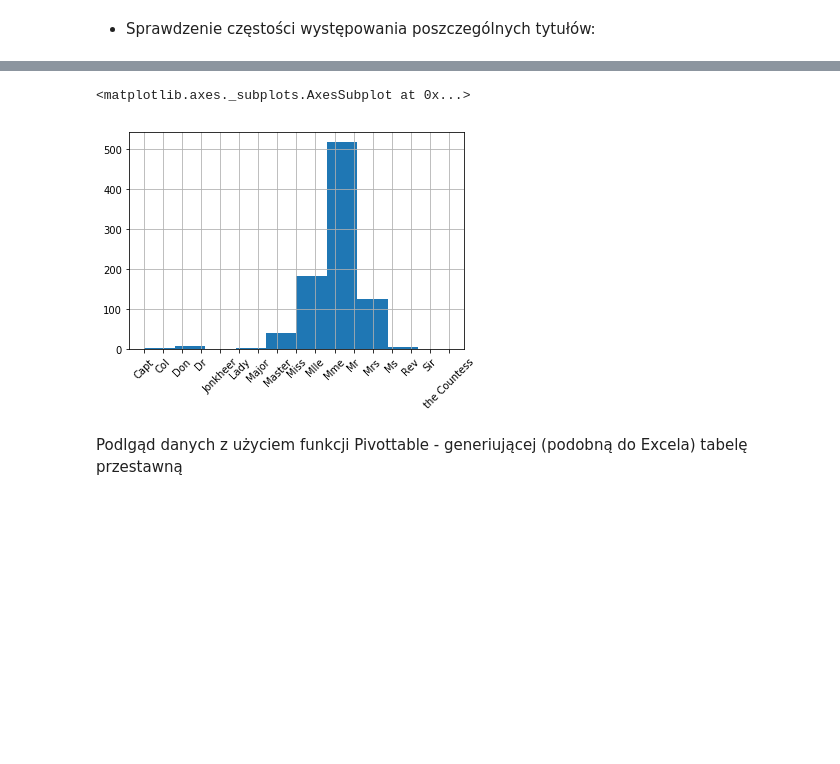
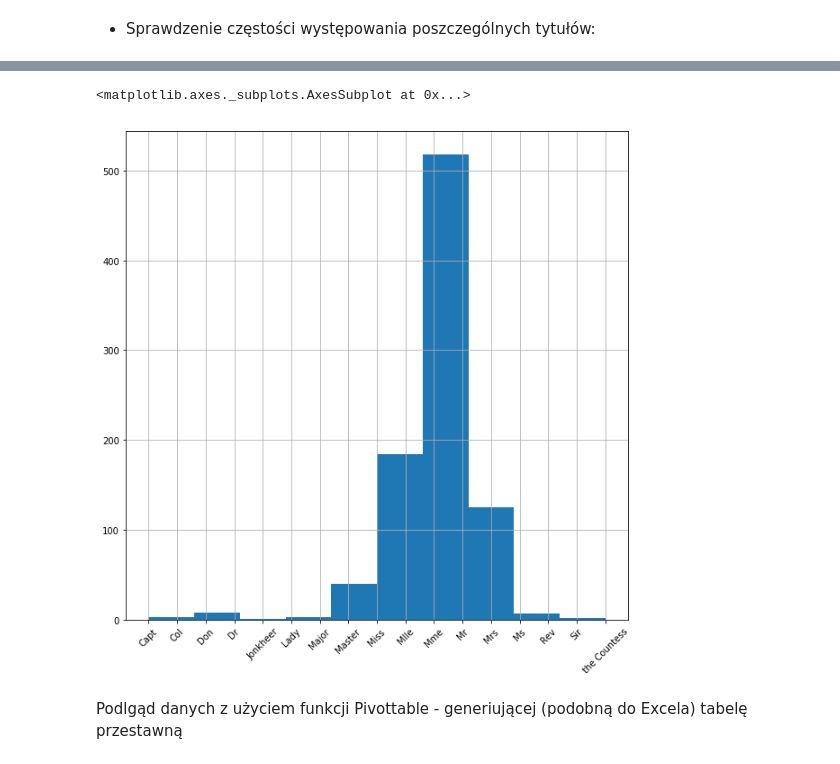
Before and after one commit to maddataanalyst/for_students, a Jupyter notebook: mnz_2_sem_1/data_science/Titanic przykład.ipynb, the cells around one changed output, grey strips where cells are left out. Drawn from its saved outputs; the diff is of its cells as text; code cells hidden in the pictures; blank space fills up the shorter version.

```diff
--- a/mnz_2_sem_1/data_science/Titanic przykład.ipynb
+++ b/mnz_2_sem_1/data_science/Titanic przykład.ipynb
@@ -148,9 +148,9 @@ Mme               1
 Name: Title, dtype: int64
 # %%
-titanic_data.Title.hist(xrot=45) # parametr X-rot obraca etykiety zmiennej o X stopni
+titanic_data.Title.hist(xrot=45, figsize=(10, 10)) # parametr X-rot obraca etykiety zmiennej o X stopni
 # %% [output]
 <matplotlib.axes._subplots.AxesSubplot at 0x...>
-[figure, old version]
+[figure, new version]
 # %% [markdown]
 Podlgąd danych z użyciem funkcji Pivottable - generiującej (podobną do Excela) tabelę przestawną
 # %%
```
Also changed, not shown: parts of 12 cells of this notebook, 3 other files.
